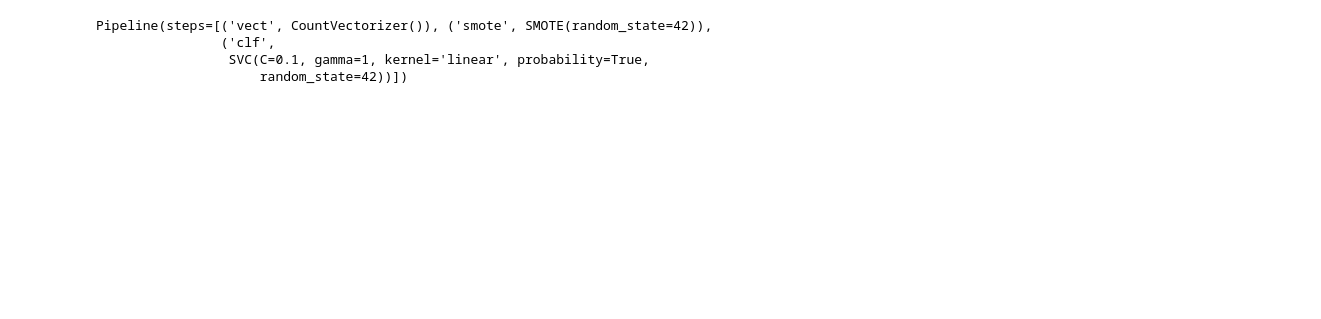
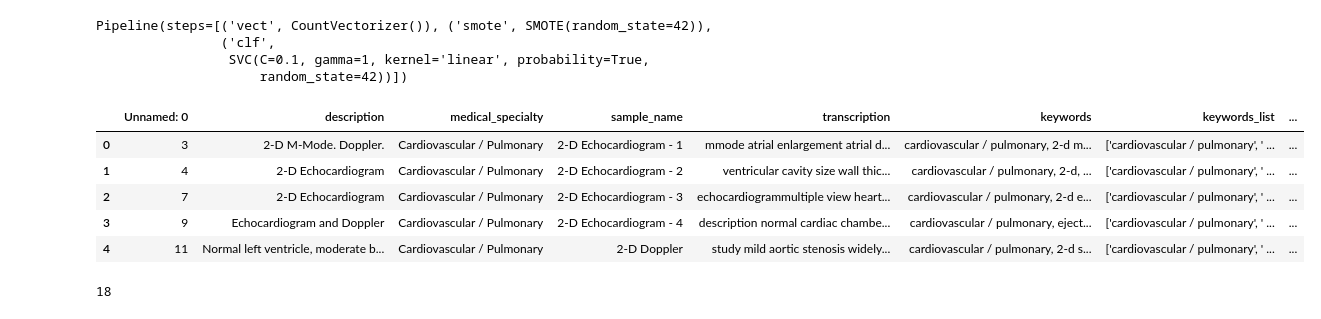
Before and after one commit to Tara-Sophia/NLP_Masterthesis, a Jupyter notebook: notebooks/08-hp-visualizations.ipynb, the cells around one changed output. Cells and saved outputs as stored; diff of their text form; code cells hidden in the pictures; blank space fills up the shorter version.

```diff
--- a/notebooks/08-hp-visualizations.ipynb
+++ b/notebooks/08-hp-visualizations.ipynb
@@ -16,3 +16,22 @@ Pipeline(steps=[('vect', CountVectorizer()), ('smote', SMOTE(random_state=42)),
                 ('clf',
                  SVC(C=0.1, gamma=1, kernel='linear', probability=True,
                      random_state=42))])
+# %%
+# import mtsamples_finaloutput.csv as pandas dataframe
+import pandas as pd
+df = pd.read_csv('data/processed/nlp/mtsamples/mtsamples_finaloutput.csv')
+# print full column width
+pd.set_option('display.max_colwidth', None)
+df.head()
+# %% [output]
+|  | Unnamed: 0 | description | medical_specialty | sample_name | transcription | keywords | keywords_list | ... |
+| 0 | 3 | 2-D M-Mode. Doppler. | Cardiovascular / Pulmonary | 2-D Echocardiogram - 1 | mmode atrial enlargement atrial d... | cardiovascular / pulmonary, 2-d m... | ['cardiovascular / pulmonary', ' ... | ... |
+| 1 | 4 | 2-D Echocardiogram | Cardiovascular / Pulmonary | 2-D Echocardiogram - 2 | ventricular cavity size wall thic... | cardiovascular / pulmonary, 2-d, ... | ['cardiovascular / pulmonary', ' ... | ... |
+| 2 | 7 | 2-D Echocardiogram | Cardiovascular / Pulmonary | 2-D Echocardiogram - 3 | echocardiogrammultiple view heart... | cardiovascular / pulmonary, 2-d e... | ['cardiovascular / pulmonary', ' ... | ... |
+| 3 | 9 | Echocardiogram and Doppler | Cardiovascular / Pulmonary | 2-D Echocardiogram - 4 | description normal cardiac chambe... | cardiovascular / pulmonary, eject... | ['cardiovascular / pulmonary', ' ... | ... |
+| 4 | 11 | Normal left ventricle, moderate b... | Cardiovascular / Pulmonary | 2-D Doppler | study mild aortic stenosis widely... | cardiovascular / pulmonary, 2-d s... | ['cardiovascular / pulmonary', ' ... | ... |
+# %%
+# find if "abc" is in transcription_f_MLM
+df['transcription_f_MLM'].str.contains('abc').sum()
+# %% [output]
+18
```
Also changed, not shown: 15 other files.
